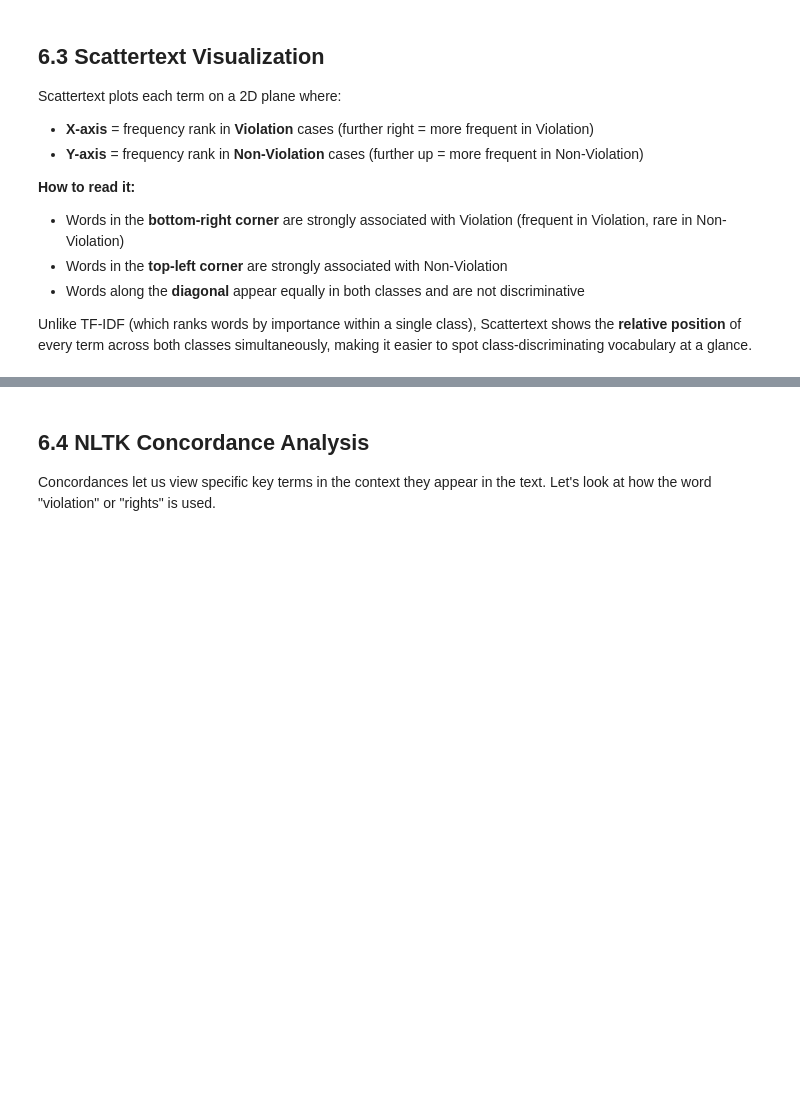
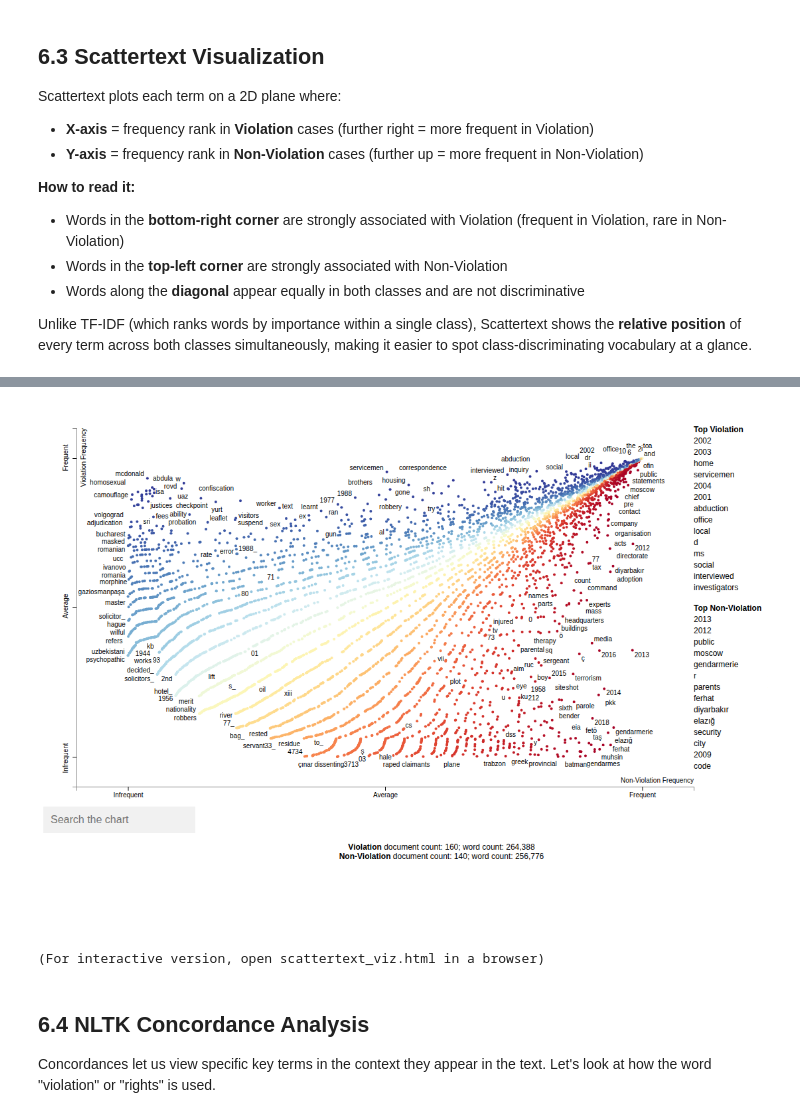
Before and after one commit to seaskyjj/echr, a Jupyter notebook: EDA.ipynb, the cells around one changed output, grey strips where cells are left out. Drawn from its saved outputs; the diff is of its cells as text; code cells hidden in the pictures; blank space fills up the shorter version.

Commit message:
update for scattertext_viz

```diff
--- a/EDA.ipynb
+++ b/EDA.ipynb
@@ -616,7 +616,8 @@ Scattertext plots each term on a 2D plane where:
 
 Unlike TF-IDF (which ranks words by importance within a single class), Scattertext shows the **relative position** of every term across both classes simultaneously, making it easier to spot class-discriminating vocabulary at a glance.
 # %%
-from IPython.display import IFrame, display
+from IPython.display import Image, IFrame, display
+import subprocess, os
 
 # Small sample to keep HTML manageable
 sample_df = df.sample(n=min(300, len(df)), random_state=42)
@@ -638,8 +639,28 @@ html = st.produce_scattertext_explorer(corpus,
 # Fix unresolved D3 URL placeholder left by scattertext
 html = html.replace('<!--D3FCURL-->', 'https://cdnjs.cloudflare.com/ajax/libs/d3/5.16.0/d3.min.js')
 
-with open('scattertext_viz.html', 'w', encoding='utf-8') as f:
+# Save as standalone interactive HTML
+html_path = os.path.abspath('scattertext_viz.html')
+with open(html_path, 'w', encoding='utf-8') as f:
     f.write(html)
 
-display(IFrame('scattertext_viz.html', width=1050, height=700))
+# Capture screenshot as PNG (renders on GitHub where IFrame is stripped)
+img_path = os.path.abspath('scattertext_viz.png')
+try:
+    subprocess.run([
+        'google-chrome', '--headless', '--disable-gpu', '--no-sandbox',
+        f'--screenshot={img_path}', '--window-size=1100,800',
+        '--hide-scrollbars',
+        f'file://{html_path}'
+    ], capture_output=True, timeout=300)
+
+    if os.path.exists(img_path):
+        display(Image(filename=img_path))
+        print("(For interactive version, open scattertext_viz.html in a browser)")
+    else:
+        raise FileNotFoundError("Screenshot not created")
+except Exception as e:
+    print(f"Screenshot capture skipped: {e}")
+    # Fallback: display interactive IFrame in Jupyter
+    display(IFrame('scattertext_viz.html', width=1050, height=700))
 # %% [output]
@@ -647,3 +667,5 @@ display(IFrame('scattertext_viz.html', width=1050, height=700))
+[figure, added]
+(For interactive version, open scattertext_viz.html in a browser)
 # %% [markdown]
 ## 6.4 NLTK Concordance Analysis
 Concordances let us view specific key terms in the context they appear in the text. Let's look at how the word "violation" or "rights" is used.
```
Also changed, not shown: parts of 2 cells of this notebook, 1 other file.
